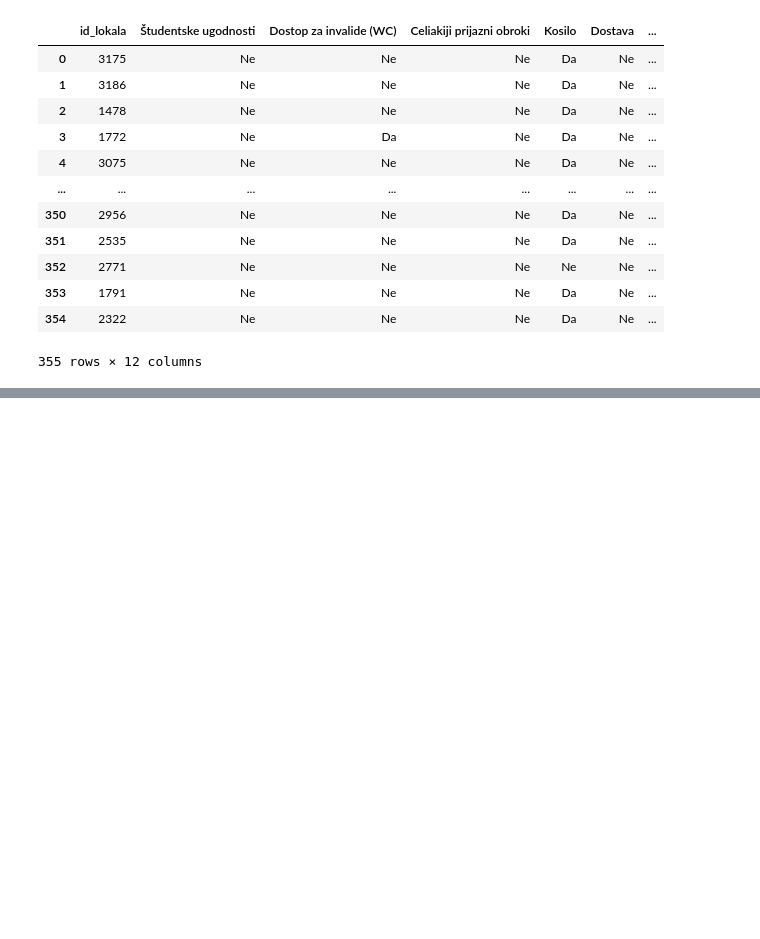
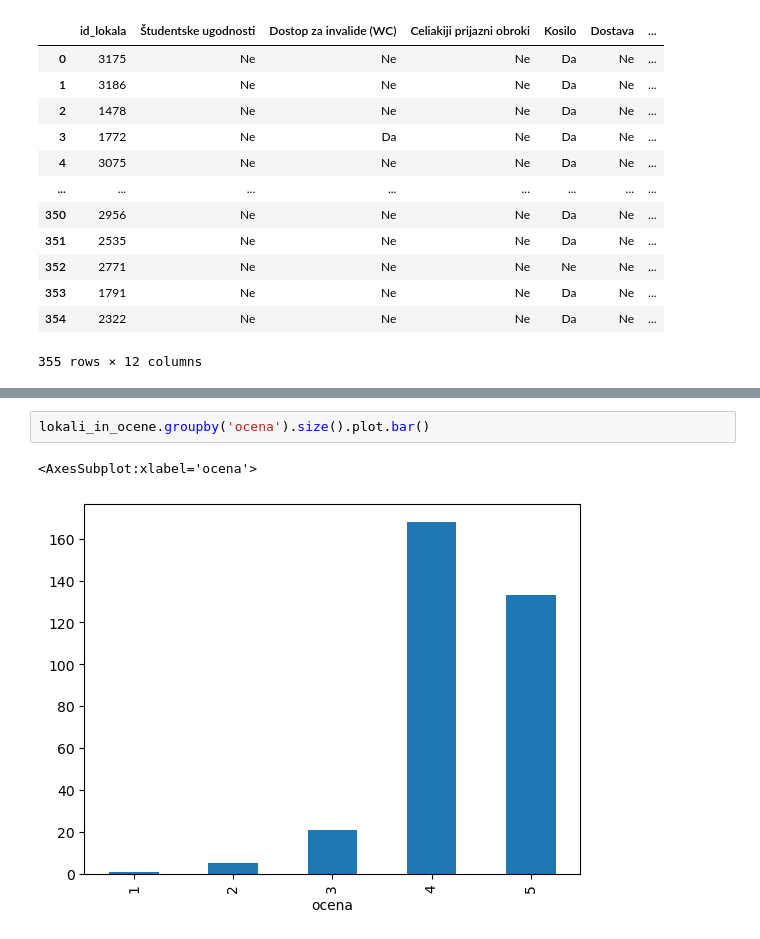
Before and after one commit to Valerij15/Studentska-prehrana, a Jupyter notebook: napovedovanje.ipynb, the cells around one changed output, grey strips where cells are left out. Cells and saved outputs as stored; diff of their text form; blank space fills up the shorter version.

```diff
--- a/napovedovanje.ipynb
+++ b/napovedovanje.ipynb
@@ -88,0 +100,5 @@ lokali_in_ocene
+# %%
+lokali_in_ocene.groupby('ocena').size().plot.bar()
+# %% [output]
+<AxesSubplot:xlabel='ocena'>
+[figure, added]
```
Also changed, not shown: parts of 9 cells of this notebook.
